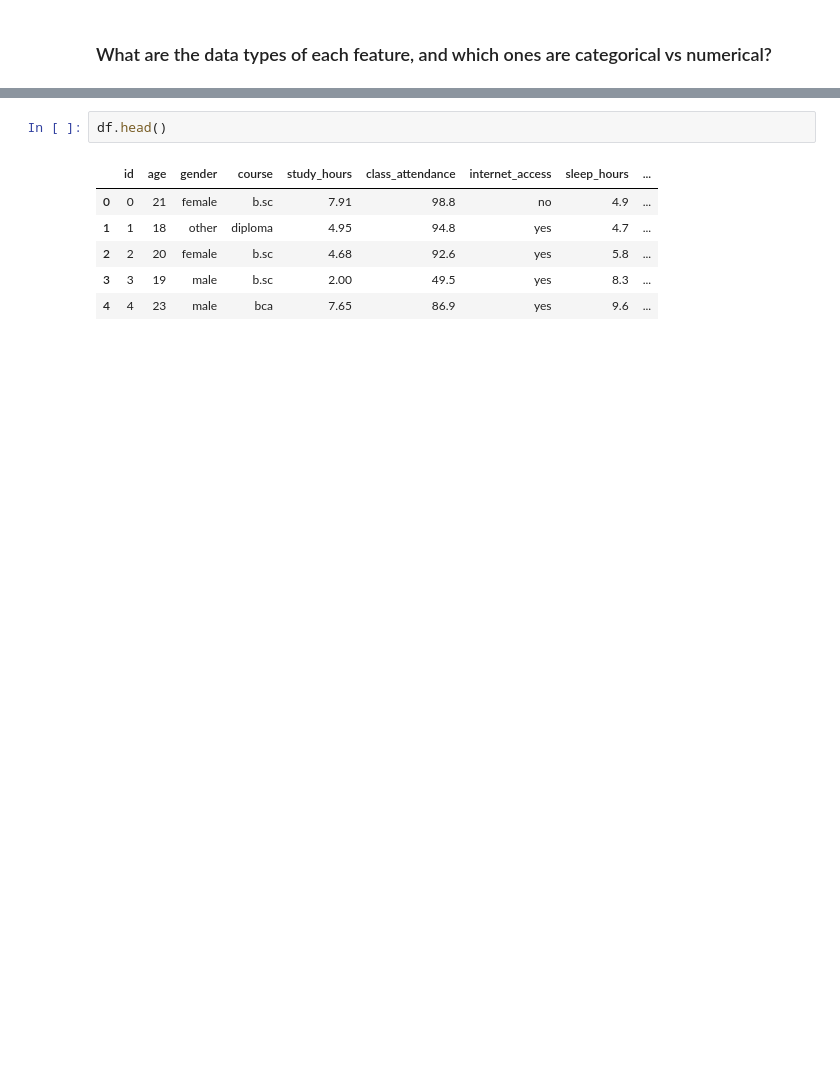
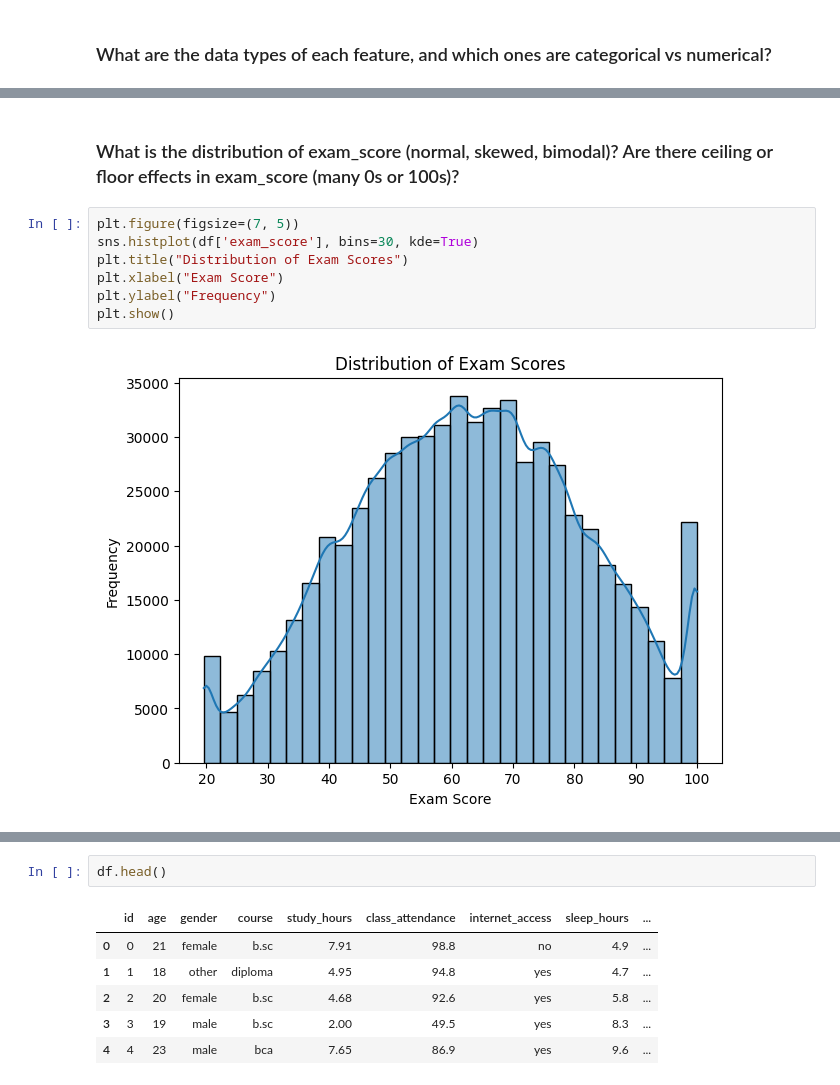
Before and after one commit to Darknight47/Kaggle-Playgrounds, a Jupyter notebook: Student Test Scores/data_understanding.ipynb, the cells around one changed output, grey strips where cells are left out. Cells and saved outputs as stored; diff of their text form; blank space fills up the shorter version.

```diff
--- a/Student Test Scores/data_understanding.ipynb
+++ b/Student Test Scores/data_understanding.ipynb
@@ -61,0 +93,11 @@ memory usage: 62.5+ MB
+# %% [markdown]
+### What is the distribution of exam_score (normal, skewed, bimodal)? Are there ceiling or floor effects in exam_score (many 0s or 100s)?
+# %%
+plt.figure(figsize=(7, 5))
+sns.histplot(df['exam_score'], bins=30, kde=True)
+plt.title("Distribution of Exam Scores")
+plt.xlabel("Exam Score")
+plt.ylabel("Frequency")
+plt.show()
+# %% [output]
+[figure, added]
```
Also changed, not shown: parts of 19 cells of this notebook.
